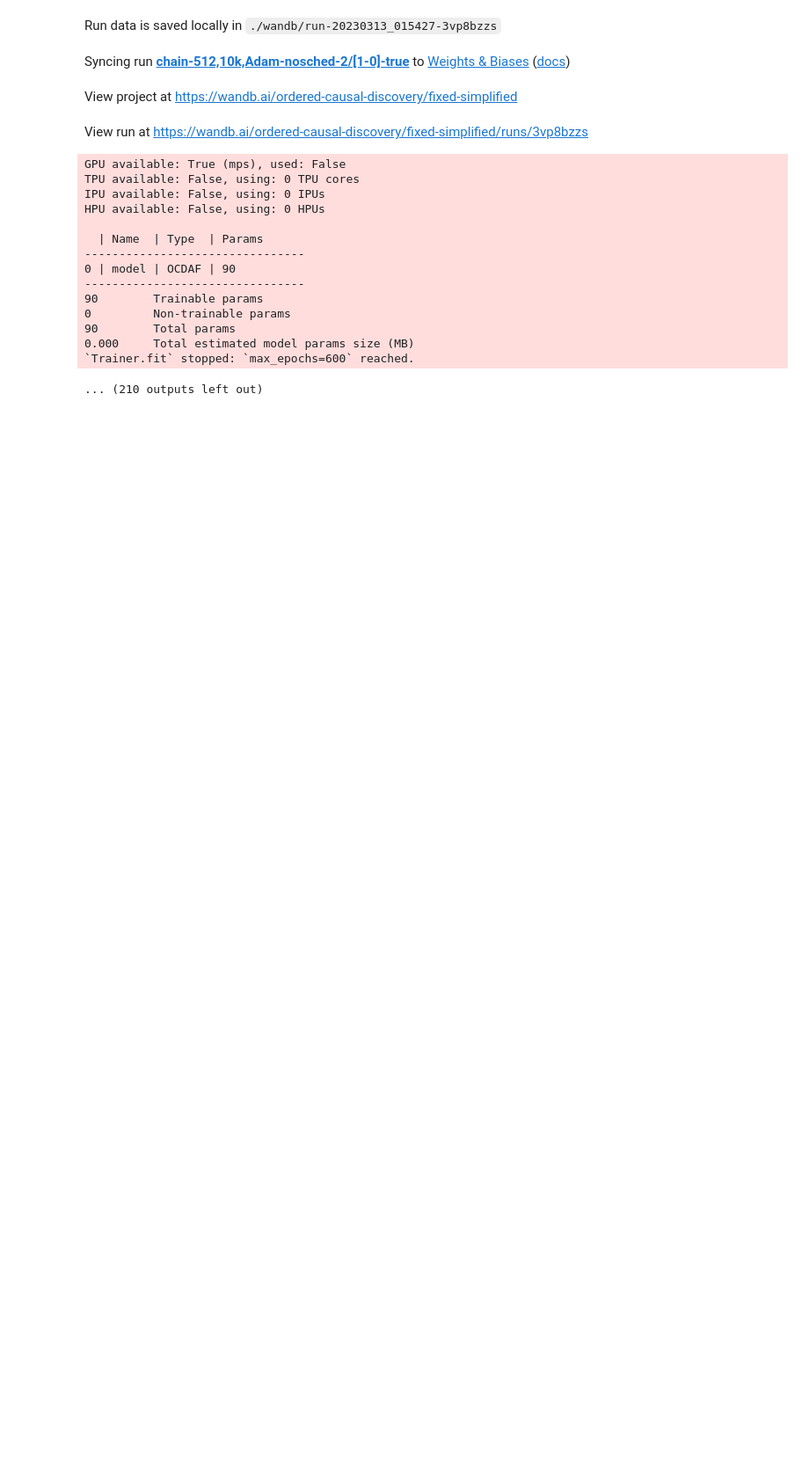
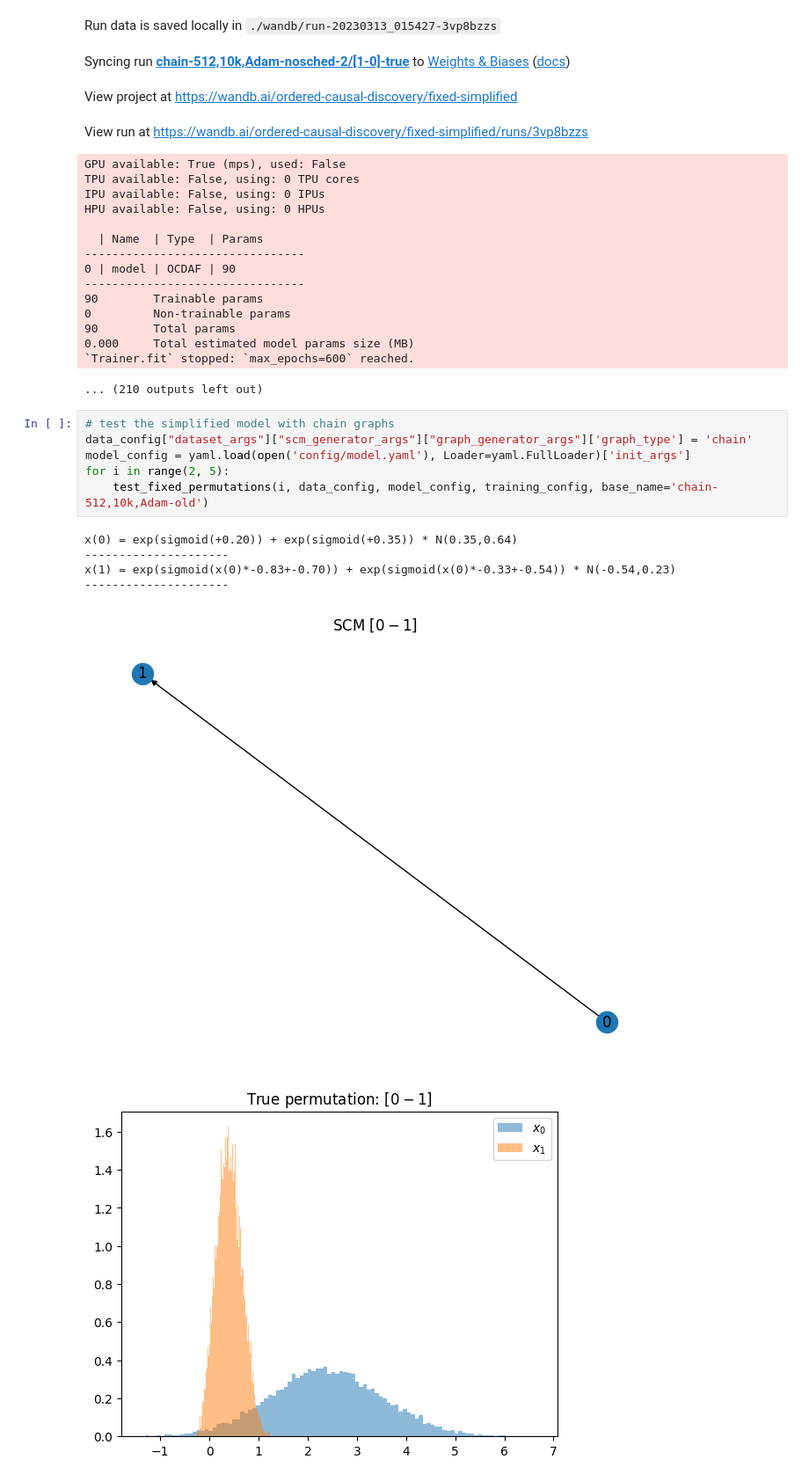
Before and after one commit to vahidzee/ocdaf, a Jupyter notebook: experiments/fixed_permutation/fixed_perm.ipynb, the cells around one changed output. Shown: that part at 88% size. Drawn from its saved outputs; the diff is of its cells as text; blank space fills up the shorter version.

Commit message:
add fixed-permutation experiment with old implementation

```diff
--- a/experiments/fixed_permutation/fixed_perm.ipynb
+++ b/experiments/fixed_permutation/fixed_perm.ipynb
@@ -143,3 +143,16 @@ HPU available: False, using: 0 HPUs
 0.000     Total estimated model params size (MB)
 `Trainer.fit` stopped: `max_epochs=600` reached.
 ... (210 outputs left out)
+# %%
+# test the simplified model with chain graphs
+data_config["dataset_args"]["scm_generator_args"]["graph_generator_args"]['graph_type'] = 'chain'
+model_config = yaml.load(open('config/model.yaml'), Loader=yaml.FullLoader)['init_args']
+for i in range(2, 5):
+    test_fixed_permutations(i, data_config, model_config, training_config, base_name='chain-512,10k,Adam-old')
+# %% [output]
+x(0) = exp(sigmoid(+0.20)) + exp(sigmoid(+0.35)) * N(0.35,0.64)
+---------------------
+x(1) = exp(sigmoid(x(0)*-0.83+-0.70)) + exp(sigmoid(x(0)*-0.33+-0.54)) * N(-0.54,0.23)
+---------------------
+[figure, added]
+[figure, added]
```
Also changed, not shown: parts of 1 cell of this notebook, 1 other file.
